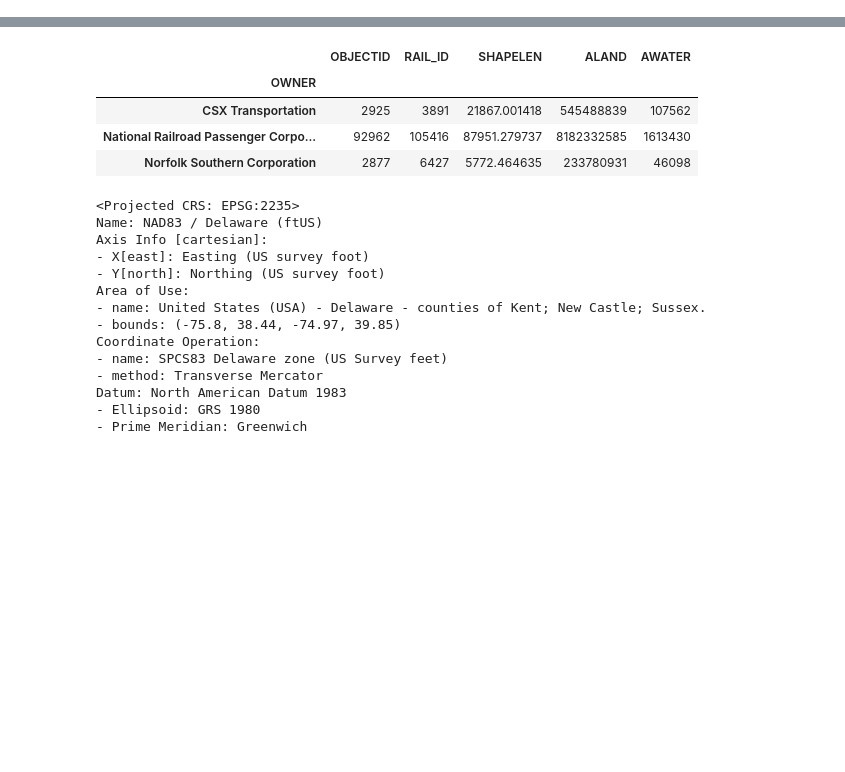
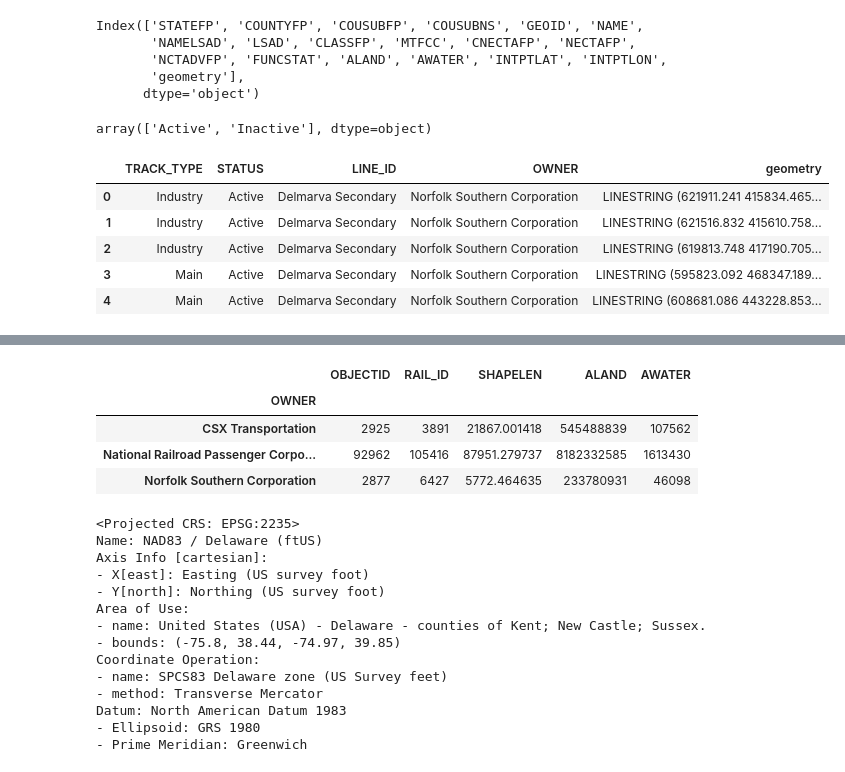
Before and after one commit to ReidelVichot/DEFreightProfiles, a Jupyter notebook: Roads_Tracks.ipynb, the cells around one changed output, grey strips where cells are left out. Saved outputs shown, nothing was run; the diff lists cells and outputs as text; code cells hidden in the pictures; blank space fills up the shorter version.

```diff
--- a/Roads_Tracks.ipynb
+++ b/Roads_Tracks.ipynb
@@ -42,3 +42,11 @@ rail = gpd.read_file(rail_name)
 # %%
 ccd = ccd.to_crs("EPSG:2235")
 rail = rail.to_crs("EPSG:2235");
+# %%
+ccd.columns
+# %% [output]
+Index(['STATEFP', 'COUNTYFP', 'COUSUBFP', 'COUSUBNS', 'GEOID', 'NAME',
+       'NAMELSAD', 'LSAD', 'CLASSFP', 'MTFCC', 'CNECTAFP', 'NECTAFP',
+       'NCTADVFP', 'FUNCSTAT', 'ALAND', 'AWATER', 'INTPTLAT', 'INTPTLON',
+       'geometry'],
+      dtype='object')
@@ -45,3 +56,19 @@ rail = rail.to_crs("EPSG:2235");
+# %%
+cols = ['TRACK_TYPE', 'STATUS', 'LINE_ID', 'OWNER', 'geometry']
+rail = rail[cols]
+# %%
+rail.STATUS.unique()
+# %% [output]
+array(['Active', 'Inactive'], dtype=object)
+# %%
+rail[rail.STATUS=="Active"].head()
+# %% [output]
+|  | TRACK_TYPE | STATUS | LINE_ID | OWNER | geometry |
+| 0 | Industry | Active | Delmarva Secondary | Norfolk Southern Corporation | LINESTRING (621911.241 415834.465... |
+| 1 | Industry | Active | Delmarva Secondary | Norfolk Southern Corporation | LINESTRING (621516.832 415610.758... |
+| 2 | Industry | Active | Delmarva Secondary | Norfolk Southern Corporation | LINESTRING (619813.748 417190.705... |
+| 3 | Main | Active | Delmarva Secondary | Norfolk Southern Corporation | LINESTRING (595823.092 468347.189... |
+| 4 | Main | Active | Delmarva Secondary | Norfolk Southern Corporation | LINESTRING (608681.086 443228.853... |
 # %%
 #ccd = ccd.to_crs(rail.crs)
 
```
Also changed, not shown: parts of 15 cells of this notebook.
